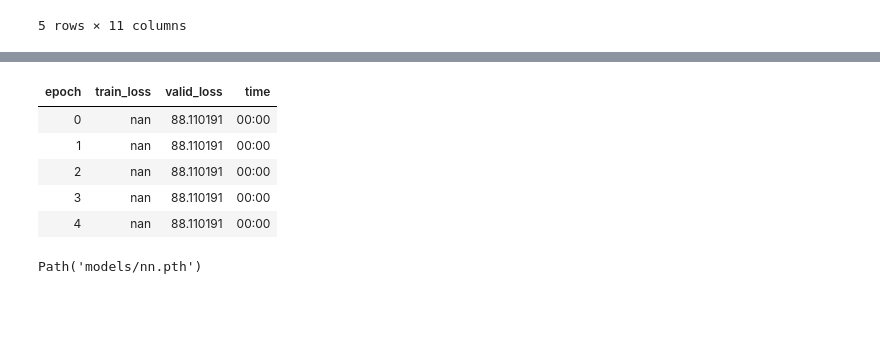
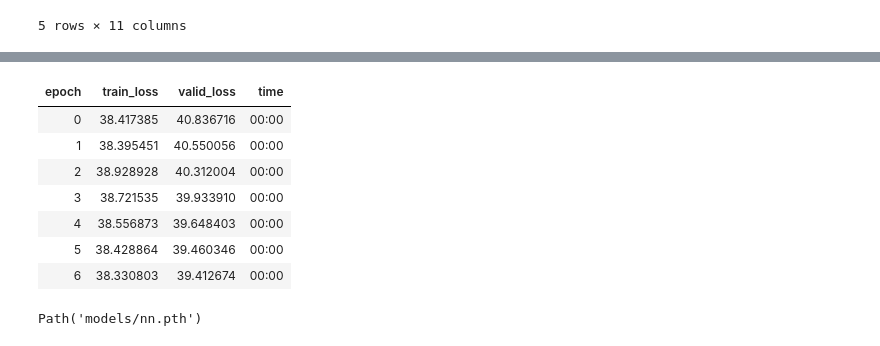
Before and after one commit to alienflip/fast.ai-Course, a Jupyter notebook: mental_health_predictor.ipynb, the cells around one changed output, grey strips where cells are left out. Saved outputs shown, nothing was run; the diff lists cells and outputs as text; code cells hidden in the pictures; blank space fills up the shorter version.

```diff
--- a/mental_health_predictor.ipynb
+++ b/mental_health_predictor.ipynb
@@ -565,3 +561,2 @@ Warning: Total number of columns (24) exceeds max_columns (20) limiting to first
 # %%
-df_nn_final = df_nn
-cont_nn,cat_nn = cont_cat_split(df_nn_final, max_card=70, dep_var=dep_var)
+cont_nn, cat_nn = cont_cat_split(df_nn, max_card=9000, dep_var=dep_var)
@@ -587,5 +563,6 @@ Length: 21, dtype: int64
 # %%
 procs_nn = [Categorify, FillMissing, Normalize]
+
 # pick a random number 50 < num < 60
 rand = 50 + int(10 * random.random())
 # seperate the data into training and validation data based on this
@@ -594,5 +571,5 @@ train_idx = np.where( cond)[0]
 valid_idx = np.where(~cond)[0]
 splits = (list(train_idx),list(valid_idx))
 
-to_nn = TabularPandas(df_nn_final, procs_nn, cat_nn, cont_nn,
+to_nn = TabularPandas(df_nn, procs_nn, cat_nn, cont_nn,
                       splits=splits, y_names=dep_var)
@@ -599,2 +584,2 @@ to_nn = TabularPandas(df_nn_final, procs_nn, cat_nn, cont_nn,
 # %%
-dls = to_nn.dataloaders(1024)
+dls = to_nn.dataloaders()
@@ -606,3 +586,3 @@ y.min(),y.max()
 # %%
-learn = tabular_learner(dls, y_range=(8,12), layers=[500,250],
+learn = tabular_learner(dls, y_range=(8,12), layers=[200,100],
                         n_out=1, loss_func=F.mse_loss)
@@ -609,12 +595,14 @@ learn = tabular_learner(dls, y_range=(8,12), layers=[500,250],
 # %%
-learn.fit_one_cycle(5, 1e-2)
+learn.fit_one_cycle(7)
 # %% [output]
 | epoch | train_loss | valid_loss | time |
-| 0 | nan | 88.110191 | 00:00 |
-| 1 | nan | 88.110191 | 00:00 |
-| 2 | nan | 88.110191 | 00:00 |
-| 3 | nan | 88.110191 | 00:00 |
-| 4 | nan | 88.110191 | 00:00 |
+| 0 | 38.417385 | 40.836716 | 00:00 |
+| 1 | 38.395451 | 40.550056 | 00:00 |
+| 2 | 38.928928 | 40.312004 | 00:00 |
+| 3 | 38.721535 | 39.933910 | 00:00 |
+| 4 | 38.556873 | 39.648403 | 00:00 |
+| 5 | 38.428864 | 39.460346 | 00:00 |
+| 6 | 38.330803 | 39.412674 | 00:00 |
 # %%
 learn.save('nn')
 # %% [output]
```
Also changed, not shown: parts of 8 cells of this notebook.
